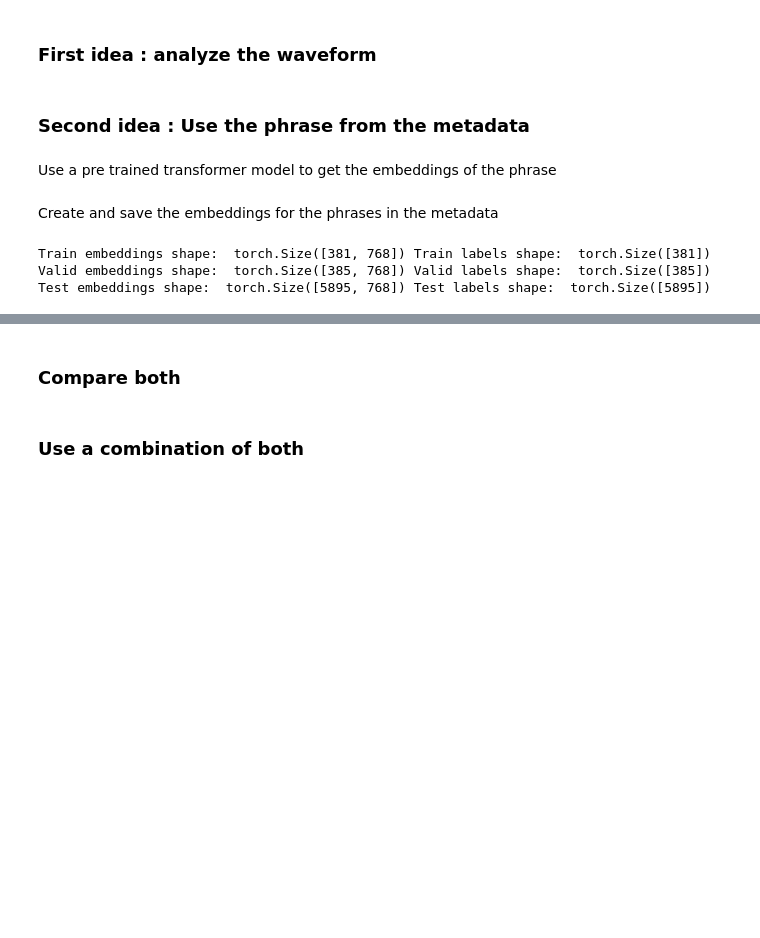
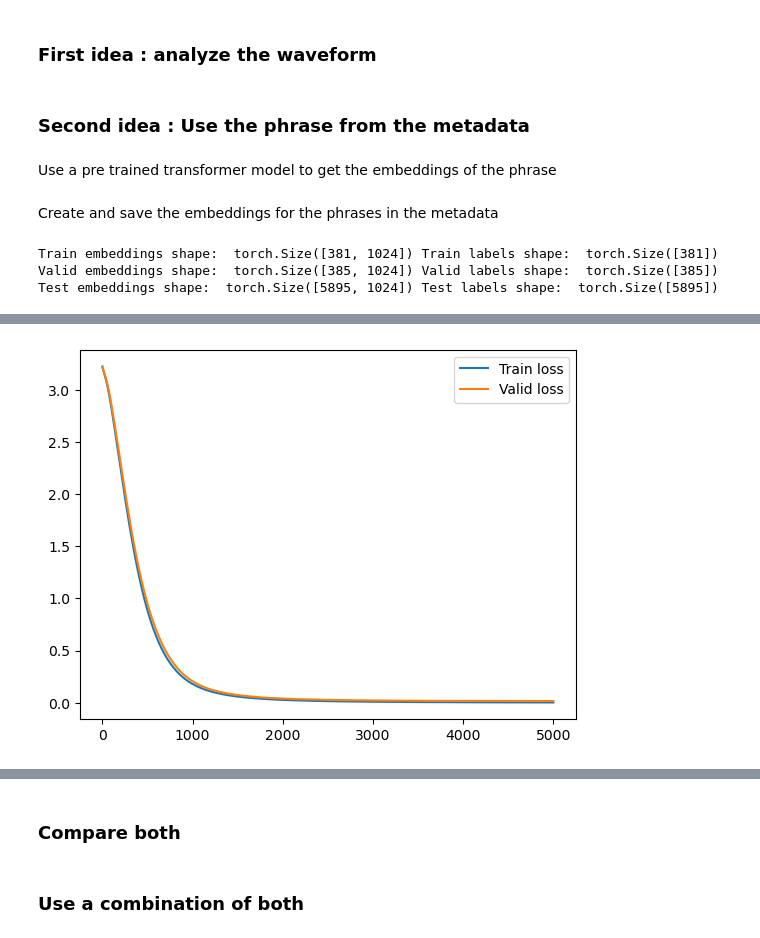
Before and after one commit to jules20022000/dl_project, a Jupyter notebook: main.ipynb, the cells around one changed output, grey strips where cells are left out. Cells and saved outputs as stored; diff of their text form; code cells hidden in the pictures; blank space fills up the shorter version.

```diff
--- a/main.ipynb
+++ b/main.ipynb
@@ -128,11 +133,3 @@ print("Number of test samples: ", len(clean_audio_df[clean_audio_df.split == "te
 Number of training samples:  269
 Number of validation samples:  192
 Number of test samples:  4018
-# %%
-train_path = "./data/recordings/train"
-waveforms = []
-for file in tqdm(os.listdir(train_path)):
-    waveform, sample_rate = torchaudio.load(os.path.join(train_path, file))
-    mean_waveform = torch.mean(waveform, dim=0, keepdim=True)
-    waveforms.append(mean_waveform)
-    metadata = clean_audio_df[clean_audio_df["file_name"] == file]
@@ -138,0 +162,17 @@ for file in tqdm(os.listdir(train_path)):
+# %%
+record_path = "./data/recordings"
+
+train_waveforms, train_labels = process_audio_files(os.path.join(record_path, "train"))
+valid_waveforms, valid_labels = process_audio_files(os.path.join(record_path, "validate"))
+test_waveforms, test_labels = process_audio_files(os.path.join(record_path, "test"))
+
+# create DataLoader
+train_dataset = TensorDataset(train_waveforms, train_labels)
+valid_dataset = TensorDataset(valid_waveforms, valid_labels)
+test_dataset = TensorDataset(test_waveforms, test_labels)
+
+batch_size = 32
+
+train_dataloader = DataLoader(train_dataset, batch_size=batch_size, shuffle=True)
+valid_dataloader = DataLoader(valid_dataset, batch_size=batch_size, shuffle=True)
+test_dataloader = DataLoader(test_dataset, batch_size=batch_size, shuffle=True)
@@ -150,10 +287,10 @@ Use a pre trained transformer model to get the embeddings of the phrase
 Create and save the embeddings for the phrases in the metadata
 # %%
 save_path_embedd = "./data/embeddings"
-tokenizer = BertTokenizer.from_pretrained('bert-base-uncased')
-model = BertModel.from_pretrained('bert-base-uncased')
+tokenizer = BertTokenizer.from_pretrained('bert-large-uncased')
+model = BertModel.from_pretrained('bert-large-uncased')
 # %%
-for idx, row in tqdm(record_df.iterrows()):
+for idx, row in tqdm(record_df.iterrows(), total=len(record_df)):
     # save path for the embedding
     save_path = os.path.join(save_path_embedd, row.split, row.file_name.replace(".wav", ".pt"))
     sentence = row.phrase
@@ -197,9 +334,9 @@ print("Train embeddings shape: ", train_embeddings.shape, "Train labels shape: "
 print("Valid embeddings shape: ", valid_embeddings.shape, "Valid labels shape: ", valid_labels.shape)
 print("Test embeddings shape: ", test_embeddings.shape, "Test labels shape: ", test_labels.shape)
 # %% [output]
-Train embeddings shape:  torch.Size([381, 768]) Train labels shape:  torch.Size([381])
-Valid embeddings shape:  torch.Size([385, 768]) Valid labels shape:  torch.Size([385])
-Test embeddings shape:  torch.Size([5895, 768]) Test labels shape:  torch.Size([5895])
+Train embeddings shape:  torch.Size([381, 1024]) Train labels shape:  torch.Size([381])
+Valid embeddings shape:  torch.Size([385, 1024]) Valid labels shape:  torch.Size([385])
+Test embeddings shape:  torch.Size([5895, 1024]) Test labels shape:  torch.Size([5895])
 # %%
 device = torch.device("cuda" if torch.cuda.is_available() else "cpu")
 classifier = Classifier(train_embeddings.shape[1], len(prompt_to_id)).to(device)
@@ -241,4 +378,10 @@ for epoch in range(num_epochs):
 
     if epoch % 50 == 0:
         print("Epoch:", "%04d" % (epoch + 1), "train cost =", "{:.6f}".format(train_loss), "valid cost =", "{:.6f}".format(valid_loss), "valid accuracy =", "{:.2f}".format(accuracy * 100.0))
+
+# Plot the train and validation losses
+plt.plot(train_losses, label='Train loss')
+plt.plot(valid_losses, label='Valid loss')
+plt.legend()
+plt.show()
 # %% [output]
@@ -261,0 +405 @@ Epoch: 4951 train cost = 0.003644 valid cost = 0.015751 valid accuracy = 99.87
+[figure, added]
```
Also changed, not shown: parts of 9 cells of this notebook, 2 other files.
